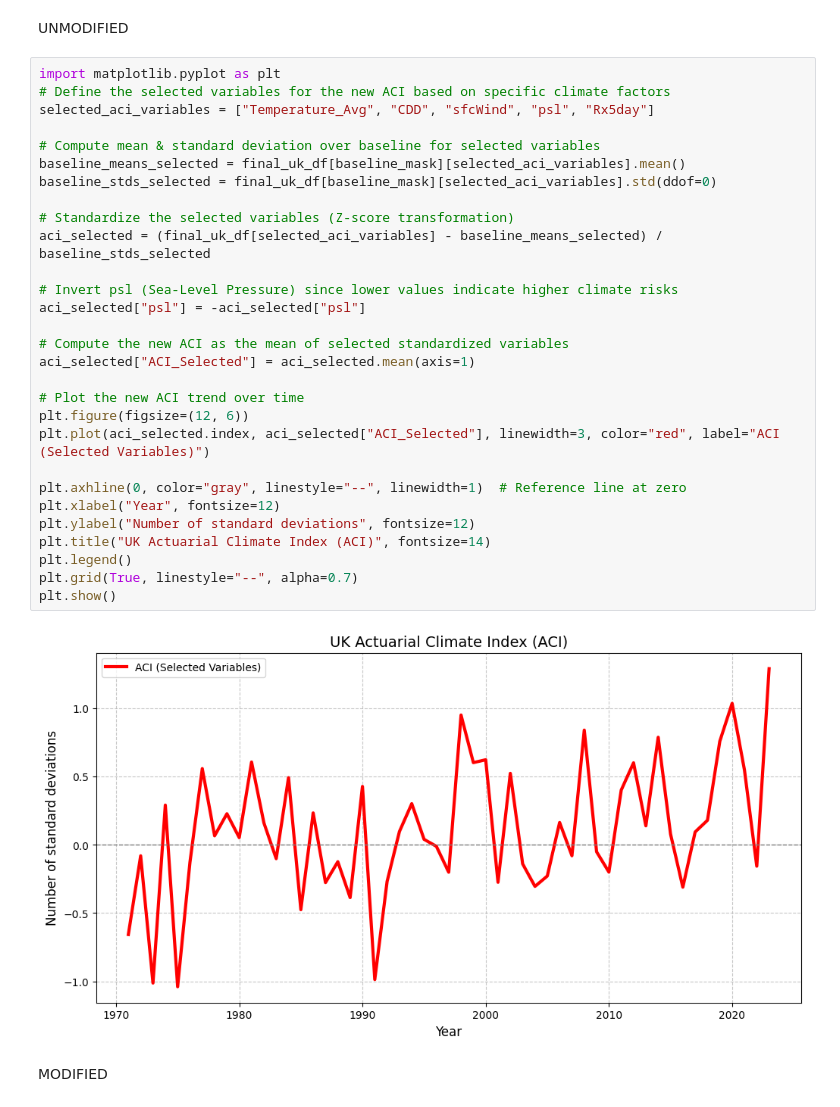
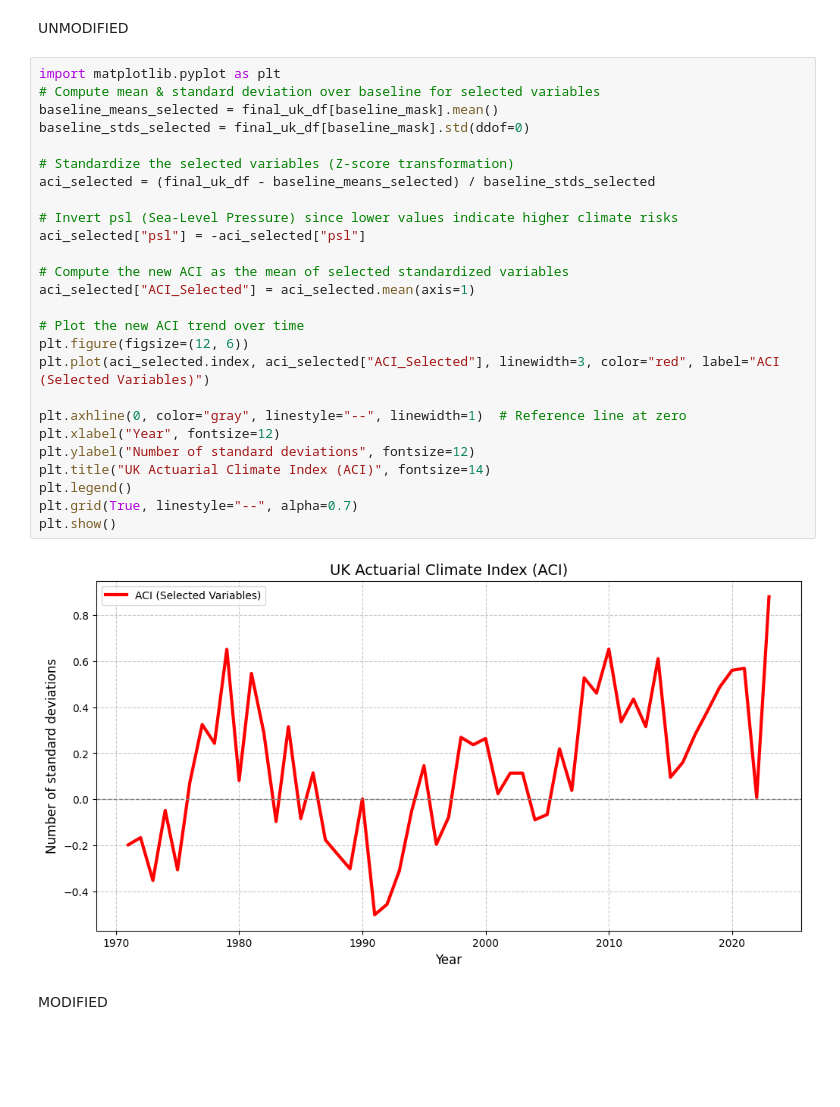
Before and after one commit to kgosiruri/UK-ACI, a Jupyter notebook: final.ipynb, the cells around one changed output. Saved outputs shown, nothing was run; the diff lists cells and outputs as text; blank space fills up the shorter version.

```diff
--- a/final.ipynb
+++ b/final.ipynb
@@ -451,34 +347,31 @@ Year
 UNMODIFIED
 # %%
 import matplotlib.pyplot as plt
-# Define the selected variables for the new ACI based on specific climate factors
-selected_aci_variables = ["Temperature_Avg", "CDD", "sfcWind", "psl", "Rx5day"]
-
 # Compute mean & standard deviation over baseline for selected variables
-baseline_means_selected = final_uk_df[baseline_mask][selected_aci_variables].mean()
-baseline_stds_selected = final_uk_df[baseline_mask][selected_aci_variables].std(ddof=0)
+baseline_means_selected = final_uk_df[baseline_mask].mean()
+baseline_stds_selected = final_uk_df[baseline_mask].std(ddof=0)
 
 # Standardize the selected variables (Z-score transformation)
-aci_selected = (final_uk_df[selected_aci_variables] - baseline_means_selected) / baseline_stds_selected
+aci_selected = (final_uk_df - baseline_means_selected) / baseline_stds_selected
 
 # Invert psl (Sea-Level Pressure) since lower values indicate higher climate risks
 aci_selected["psl"] = -aci_selected["psl"]
 
 # Compute the new ACI as the mean of selected standardized variables
 aci_selected["ACI_Selected"] = aci_selected.mean(axis=1)
 
 # Plot the new ACI trend over time
 plt.figure(figsize=(12, 6))
 plt.plot(aci_selected.index, aci_selected["ACI_Selected"], linewidth=3, color="red", label="ACI (Selected Variables)")
 
 plt.axhline(0, color="gray", linestyle="--", linewidth=1)  # Reference line at zero
 plt.xlabel("Year", fontsize=12)
 plt.ylabel("Number of standard deviations", fontsize=12)
 plt.title("UK Actuarial Climate Index (ACI)", fontsize=14)
 plt.legend()
 plt.grid(True, linestyle="--", alpha=0.7)
 plt.show()
 # %% [output]
-[figure, old version]
+[figure, new version]
 # %% [markdown]
 MODIFIED
```
Also changed, not shown: parts of 26 cells of this notebook, 19 other files.
